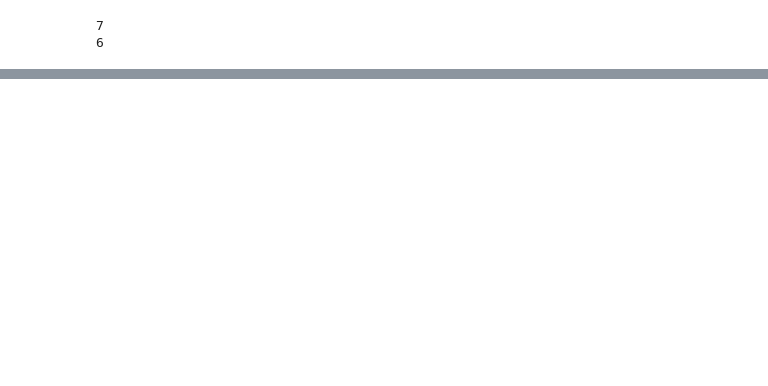
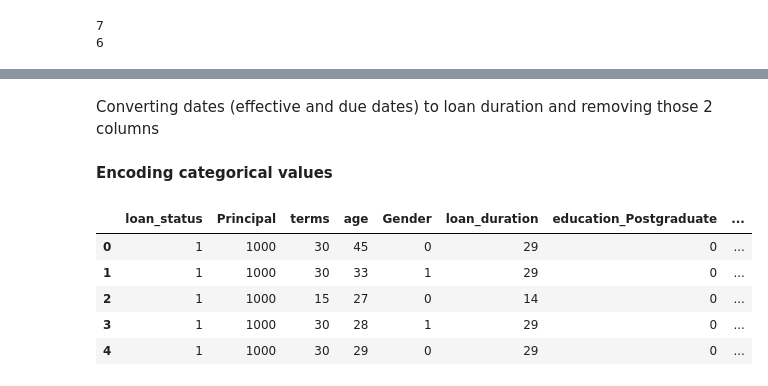
Before and after one commit to dalimvc/Clustering-and-Classification-Models, a Jupyter notebook: DS24-Classification-b21dalmi.ipynb, the cells around one changed output, grey strips where cells are left out. Cells and saved outputs as stored; diff of their text form; code cells hidden in the pictures; blank space fills up the shorter version.

```diff
--- a/DS24-Classification-b21dalmi.ipynb
+++ b/DS24-Classification-b21dalmi.ipynb
@@ -217,0 +225,42 @@ plt.show()
+# %% [markdown]
+Converting dates (effective and due dates) to loan duration and removing those 2 columns
+# %%
+#first effective dates and due dates will be converted to data time format
+df['effective_date'] = pd.to_datetime(df['effective_date'])
+df['due_date'] = pd.to_datetime(df['due_date'])
+
+#adding new column loan duration
+df['loan_duration'] = (df['due_date'] - df['effective_date']).dt.days
+# %%
+#df_encoded will be used for classification, original column will be saved
+df_encoded = df.copy()
+
+#removing columns loan due date and effective date as they wont be necessary
+df_encoded = df_encoded.drop(['effective_date', 'due_date'], axis=1).copy()
+#removing also column customer id, as it wont be used in classification
+df_encoded = df_encoded.drop(['customer_id'], axis=1).copy()
+# %% [markdown]
+<b>Encoding categorical values </b>
+# %%
+#encoding gender, male will be replaced with 0, female with 1
+df_encoded['Gender']= df_encoded['Gender'].map({'male': 0, 'female': 1})
+
+#encoding lean status, paid will be 1, unpaid 0
+df_encoded['loan_status']= df_encoded['loan_status'].map({'PAIDOFF': 1, 'COLLECTION': 0})
+# %%
+#one hot encoding for column education, for each value, it will be created a new column
+df_encoded = pd.get_dummies(df_encoded, columns=['education'])
+
+#each of those columns will be converted to 1 and 0, 1 for true and 0 for false
+df_encoded['education_Postgraduate'] = df_encoded['education_Postgraduate'].astype(int)
+df_encoded['education_Secondary or Below'] = df_encoded['education_Secondary or Below'].astype(int)
+df_encoded['education_Tertiary'] = df_encoded['education_Tertiary'].astype(int)
+# %%
+df_encoded.head()
+# %% [output]
+|  | loan_status | Principal | terms | age | Gender | loan_duration | education_Postgraduate | ... |
+| 0 | 1 | 1000 | 30 | 45 | 0 | 29 | 0 | ... |
+| 1 | 1 | 1000 | 30 | 33 | 1 | 29 | 0 | ... |
+| 2 | 1 | 1000 | 15 | 27 | 0 | 14 | 0 | ... |
+| 3 | 1 | 1000 | 30 | 28 | 1 | 29 | 0 | ... |
+| 4 | 1 | 1000 | 30 | 29 | 0 | 29 | 0 | ... |
```
Also changed, not shown: parts of 10 cells of this notebook, 1 other file.
